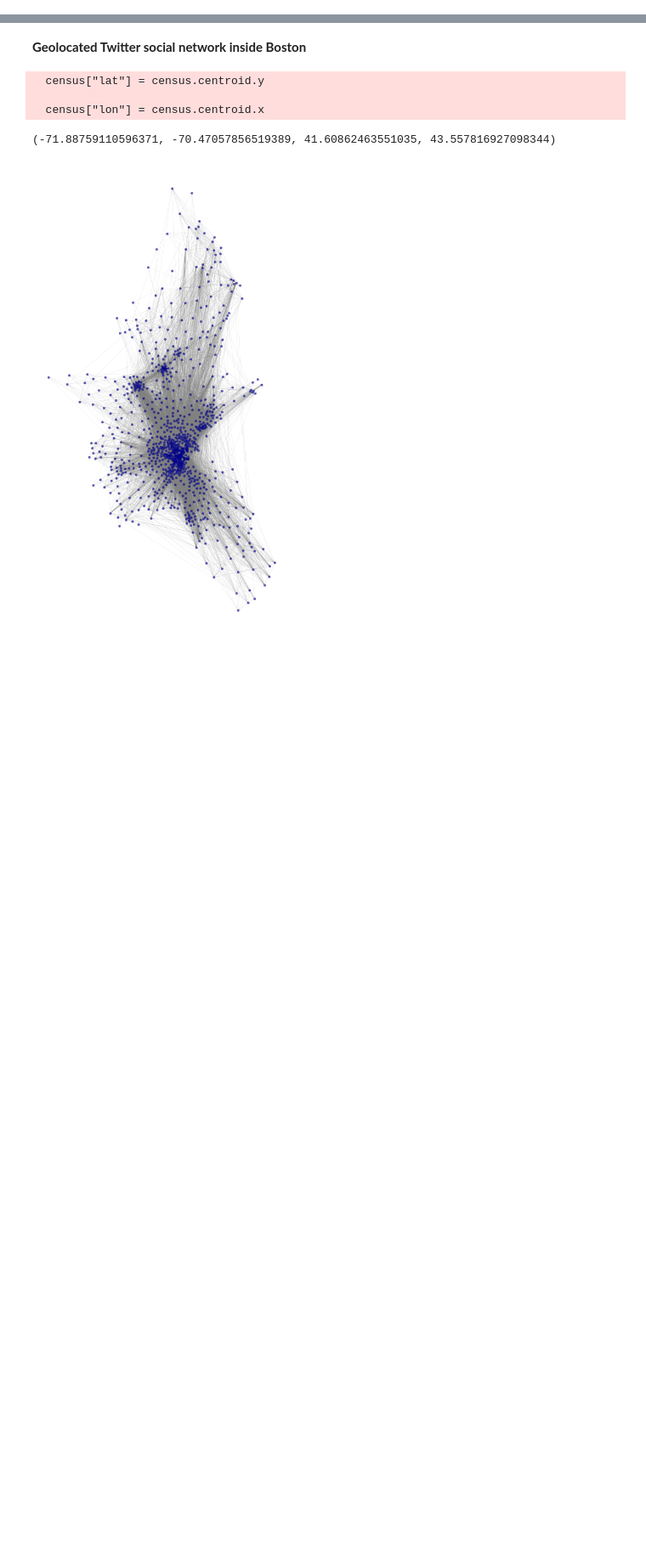
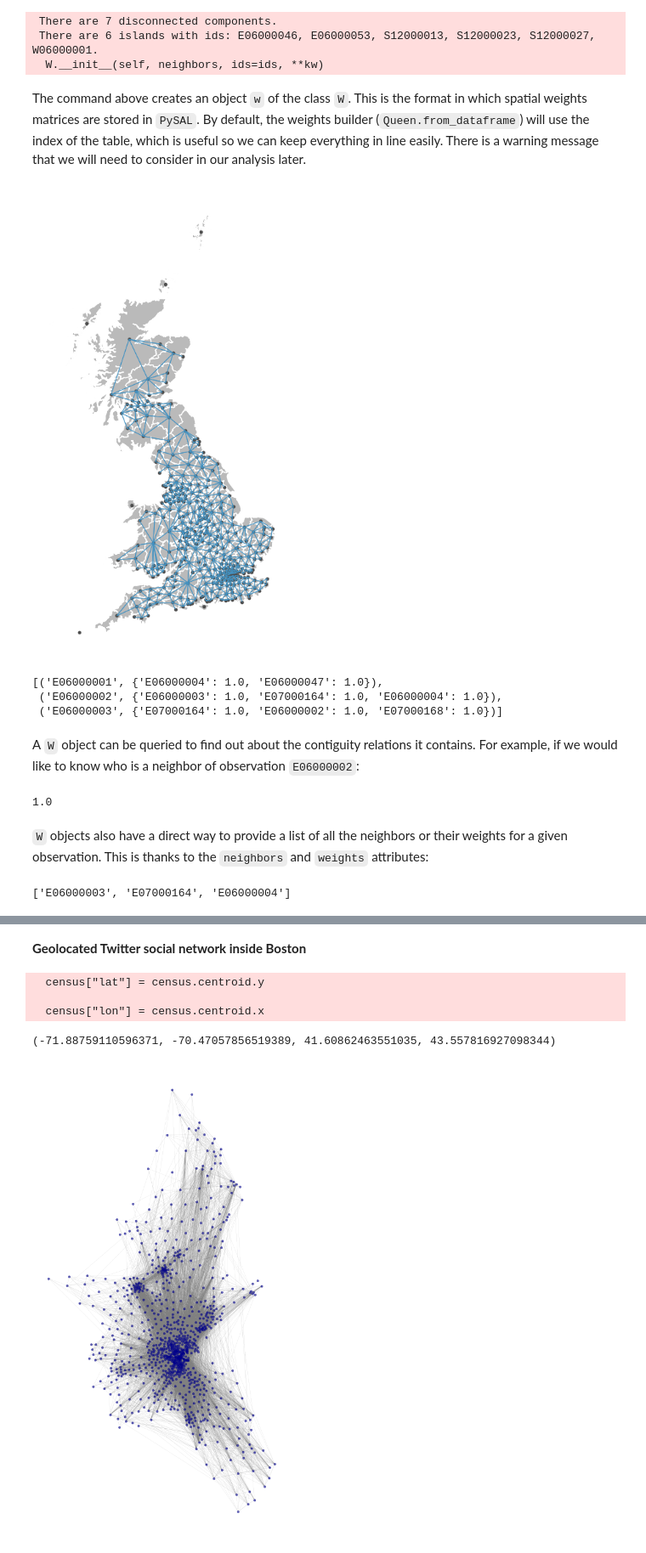
Before and after one commit to sandorjuhasz/geoDS_guest_lectures, a Jupyter notebook: code/part3_geoDS_spatial_autocorrelation_and_clustering.ipynb, the cells around one changed output, grey strips where cells are left out. Shown at 85% size. Cells and saved outputs as stored; diff of their text form; code cells hidden in the pictures; blank space fills up the shorter version.

```diff
--- a/code/part3_geoDS_spatial_autocorrelation_and_clustering.ipynb
+++ b/code/part3_geoDS_spatial_autocorrelation_and_clustering.ipynb
@@ -17,0 +96,32 @@ import pyfixest as pf
+# %%
+# create the spatial weights matrix
+w = weights.Queen.from_dataframe(br, idVariable="lad16cd")
+# %% [output]
+ There are 7 disconnected components.
+ There are 6 islands with ids: E06000046, E06000053, S12000013, S12000023, S12000027, W06000001.
+  W.__init__(self, neighbors, ids=ids, **kw)
+# %% [markdown]
+The command above creates an object `w` of the class `W`. This is the format in which spatial weights matrices are stored in `PySAL`. By default, the weights builder (`Queen.from_dataframe`) will use the index of the table, which is useful so we can keep everything in line easily. There is a warning message that we will need to consider in our analysis later.
+# %%
+# visualize the weights -- using the libpysal method plot_spatial_weights
+plot_spatial_weights(w, br.to_crs(epsg=27700), indexed_on="lad16cd"); # Use the British National Grid, 27700
+# %% [output]
+[figure, added]
+# %%
+list(w)[:3]
+# %% [output]
+[('E06000001', {'E06000004': 1.0, 'E06000047': 1.0}),
+ ('E06000002', {'E06000003': 1.0, 'E07000164': 1.0, 'E06000004': 1.0}),
+ ('E06000003', {'E07000164': 1.0, 'E06000002': 1.0, 'E07000168': 1.0})]
+# %% [markdown]
+A `W` object can be queried to find out about the contiguity relations it contains. For example, if we would like to know who is a neighbor of observation `E06000002`:
+# %%
+w['E06000002']['E06000004']
+# %% [output]
+1.0
+# %% [markdown]
+`W` objects also have a direct way to provide a list of all the neighbors or their weights for a given observation. This is thanks to the `neighbors` and `weights` attributes:
+# %%
+w.neighbors['E06000002']
+# %% [output]
+['E06000003', 'E07000164', 'E06000004']
```
Also changed, not shown: parts of 83 cells of this notebook.
